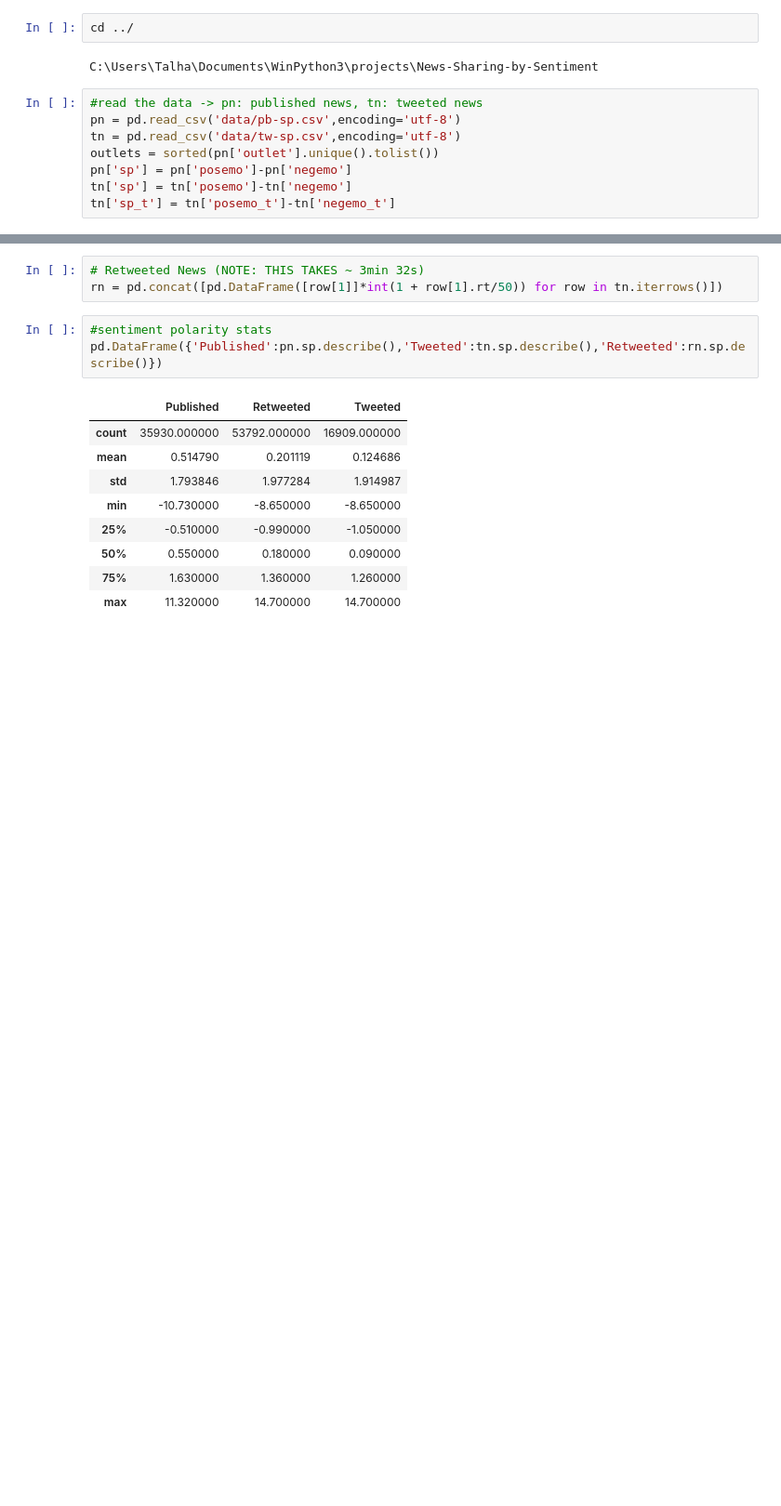
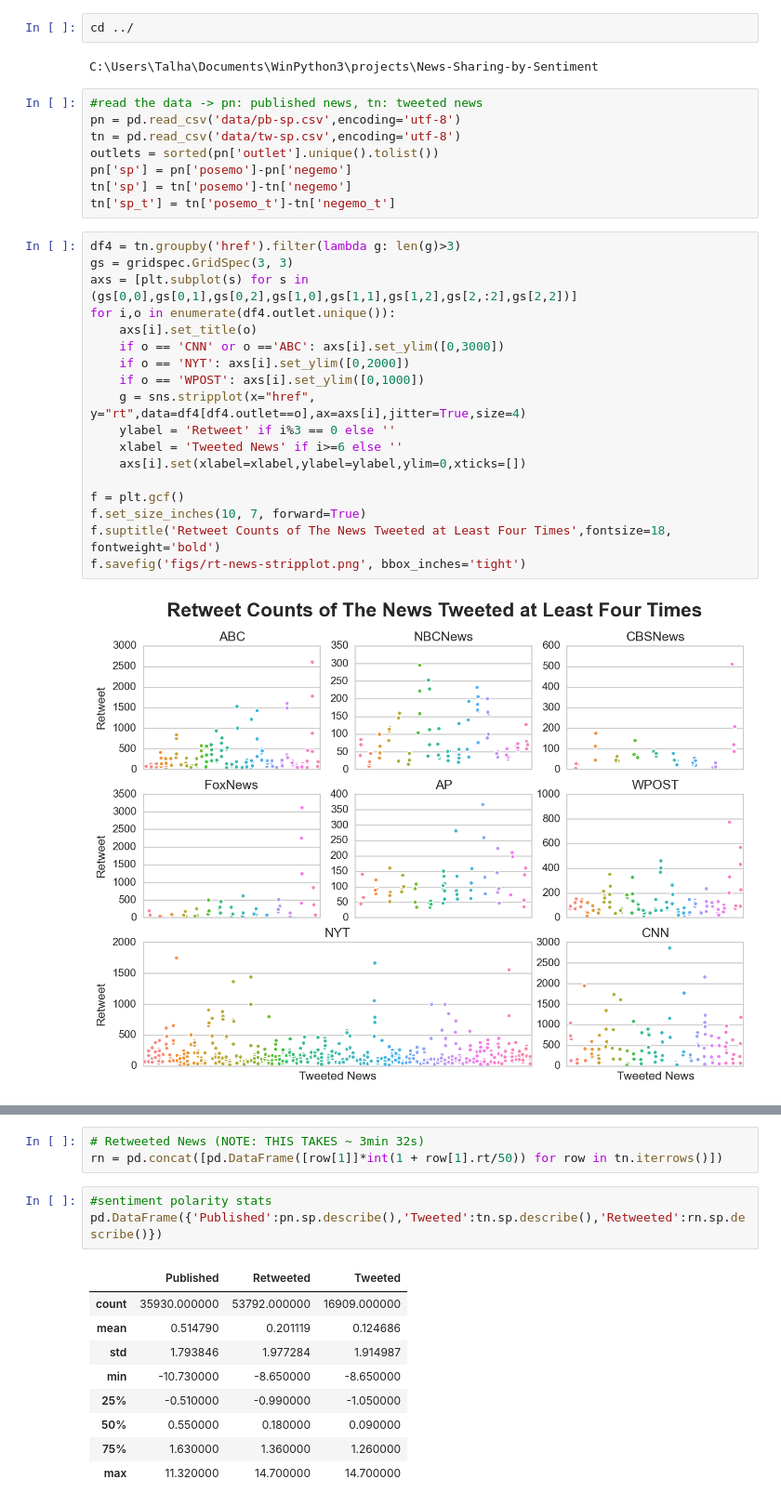
Before and after one commit to oztalha/News-Sharing-by-Sentiment, a Jupyter notebook: analysis/Figures.ipynb, the cells around one changed output, grey strips where cells are left out. Shown at 93% size. Cells and saved outputs as stored; diff of their text form; blank space fills up the shorter version.

Commit message:
strip plot added

```diff
--- a/analysis/Figures.ipynb
+++ b/analysis/Figures.ipynb
@@ -24,3 +26,23 @@ outlets = sorted(pn['outlet'].unique().tolist())
 pn['sp'] = pn['posemo']-pn['negemo']
 tn['sp'] = tn['posemo']-tn['negemo']
 tn['sp_t'] = tn['posemo_t']-tn['negemo_t']
+# %%
+df4 = tn.groupby('href').filter(lambda g: len(g)>3)
+gs = gridspec.GridSpec(3, 3)
+axs = [plt.subplot(s) for s in (gs[0,0],gs[0,1],gs[0,2],gs[1,0],gs[1,1],gs[1,2],gs[2,:2],gs[2,2])]
+for i,o in enumerate(df4.outlet.unique()):
+    axs[i].set_title(o)
+    if o == 'CNN' or o =='ABC': axs[i].set_ylim([0,3000])
+    if o == 'NYT': axs[i].set_ylim([0,2000])
+    if o == 'WPOST': axs[i].set_ylim([0,1000])
+    g = sns.stripplot(x="href", y="rt",data=df4[df4.outlet==o],ax=axs[i],jitter=True,size=4)
+    ylabel = 'Retweet' if i%3 == 0 else ''
+    xlabel = 'Tweeted News' if i>=6 else ''
+    axs[i].set(xlabel=xlabel,ylabel=ylabel,ylim=0,xticks=[])
+
+f = plt.gcf()
+f.set_size_inches(10, 7, forward=True)
+f.suptitle('Retweet Counts of The News Tweeted at Least Four Times',fontsize=18, fontweight='bold')
+f.savefig('figs/rt-news-stripplot.png', bbox_inches='tight')
+# %% [output]
+[figure, added]
```
Also changed, not shown: parts of 2 cells of this notebook, 3 other files.
